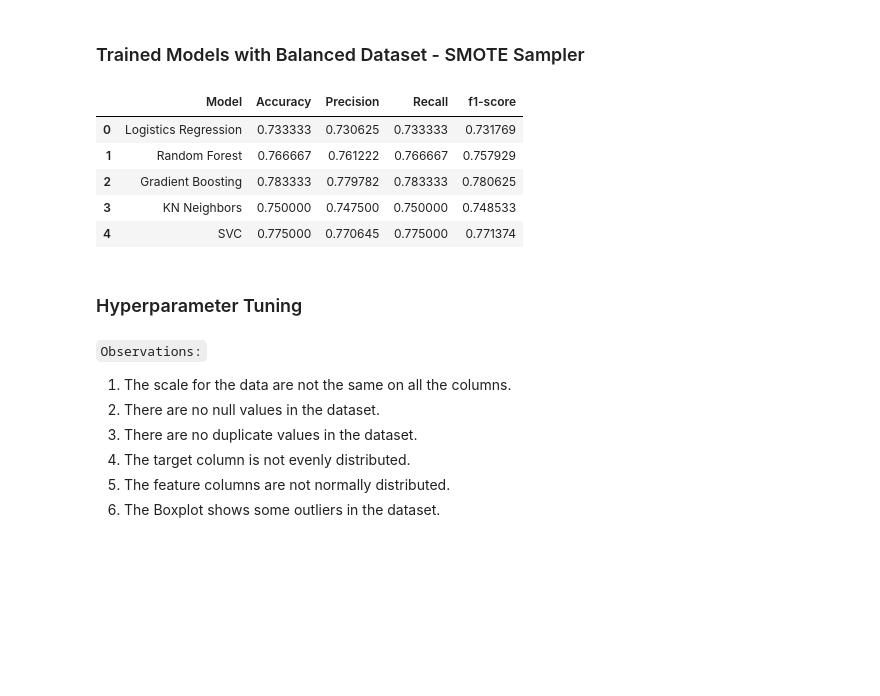
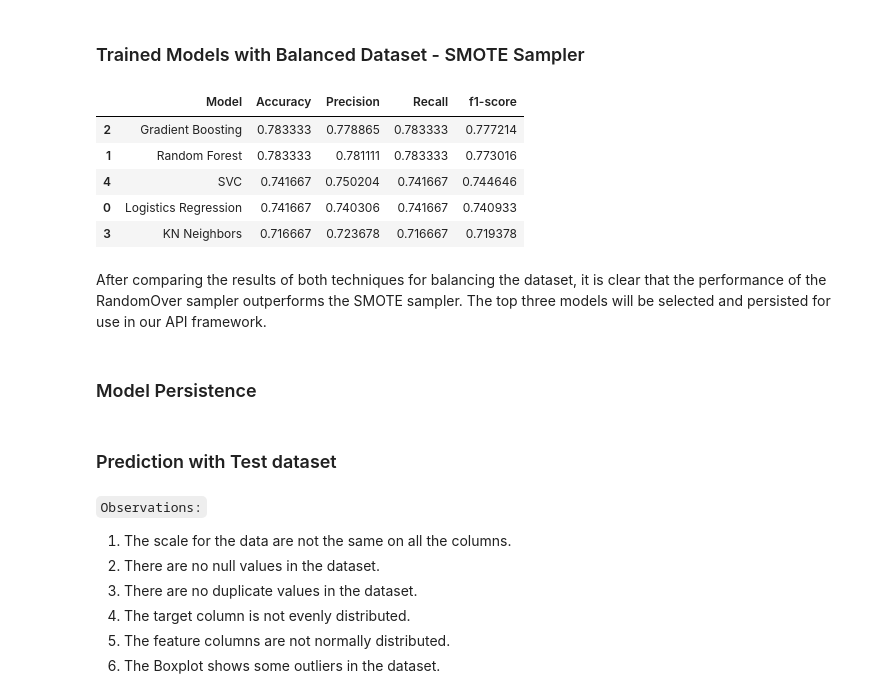
Before and after one commit to pk-aduyaw/Sepsis-Detection-using-ML-API, a Jupyter notebook: dev/sepsis_project.ipynb, the cells around one changed output. Drawn from its saved outputs; the diff is of its cells as text; code cells hidden in the pictures; blank space fills up the shorter version.

```diff
--- a/dev/sepsis_project.ipynb
+++ b/dev/sepsis_project.ipynb
@@ -496,19 +491,20 @@ processor_pipeline = ColumnTransformer([
 # %% [markdown]
 ### Trained Models with Imbalanced Dataset
 # %%
-all_models = {}
+all_pipelines = {}
 metrics_df = pd.DataFrame(columns=['Model', 'Accuracy', 'Precision', 'Recall', 'f1-score'])
 
 
 # Loop through the model and classifier in the models list
 for model, classifier in models:
     # Perform preprocessing and fit the respective models
-    model_pipeline = imblearn_pipeline(steps=[
-        ('preprocessor', processor_pipeline),
+    model_pipeline = Pipeline(steps=[
+        ('column_dropper', columnDropper()),
+        ('preprocessor', preprocessor),
         ('classifier', classifier)
     ])
 
-    all_models[model] = classifier
+    all_pipelines[model] = model_pipeline
 
     model_pipeline.fit(X_train, y_train_encoded)
     # Predict values of the evaluation dataset
@@ -545,24 +541,25 @@ The dataset will then be balanced using both SMOTE and Random Oversampler to che
 # Create instance for RandomOver Sampler
 random_over_sampler = RandomOverSampler(random_state=0)
 # %%
-all_models = {}
+ros_pipelines = {}
 metrics_df = pd.DataFrame(columns=['Model', 'Accuracy', 'Precision', 'Recall', 'f1-score'])
 
 
 # Loop through the model and classifier in the models list
 for model, classifier in models:
     # Perform preprocessing and fit the respective models
-    model_pipeline = imblearn_pipeline(steps=[
+    ros_balanced_pipeline = imblearn_pipeline(steps=[
         ('random_sampler', random_over_sampler),
-        ('preprocessor', processor_pipeline),
+        ('columns_dropper', columnDropper()),
+        ('preprocessor', preprocessor),
         ('classifier', classifier)
     ])
 
-    all_models[model] = classifier
+    ros_pipelines[model] = ros_balanced_pipeline
 
-    model_pipeline.fit(X_train, y_train_encoded)
+    ros_balanced_pipeline.fit(X_train, y_train_encoded)
     # Predict values of the evaluation dataset
-    y_pred = model_pipeline.predict(X_eval)
+    y_pred = ros_balanced_pipeline.predict(X_eval)
 
     # Print accuracy, precision, recall, and f1-score for all the models
     metrics_dict = classification_report(y_eval_encoded, y_pred, output_dict=True)
@@ -575,6 +572,6 @@ for model, classifier in models:
     metrics_df.loc[len(metrics_df)] = [model, accuracy, precision, recall, f1_score]
 
 
-metrics_df
+metrics_df.sort_values('f1-score', ascending=False)
 # %% [output]
 |  | Model | Accuracy | Precision | Recall | f1-score |
@@ -588,46 +585,51 @@ metrics_df
 # %%
 smote_sampler = SMOTE(random_state=0)
 # %%
-all_models = {}
+smote_pipelines = {}
 metrics_df = pd.DataFrame(columns=['Model', 'Accuracy', 'Precision', 'Recall', 'f1-score'])
 
 
 # Loop through the model and classifier in the models list
 for model, classifier in models:
     # Perform preprocessing and fit the respective models
-    model_pipeline = imblearn_pipeline(steps=[
-        ('preprocessor', processor_pipeline),
+    smote_balanced_pipeline = imblearn_pipeline(steps=[
+        ('column_dropper', columnDropper()),
+        ('preprocessor', preprocessor),
         ('smote_sampler', smote_sampler),
         ('classifier', classifier)
     ])
 
-    all_models[model] = classifier
+    smote_pipelines[model] = smote_balanced_pipeline
 
-    model_pipeline.fit(X_train, y_train_encoded)
+    smote_balanced_pipeline.fit(X_train, y_train_encoded)
     # Predict values of the evaluation dataset
-    y_pred = model_pipeline.predict(X_eval)
+    y_pred = smote_balanced_pipeline.predict(X_eval)
 
     # Print accuracy, precision, recall, and f1-score for all the models
     metrics_dict = classification_report(y_eval_encoded, y_pred, output_dict=True)
 
     accuracy = metrics_dict['accuracy']
     precision = metrics_dict['weighted avg']['precision']
     recall = metrics_dict['weighted avg']['recall']
     f1_score = metrics_dict['weighted avg']['f1-score']
 
     metrics_df.loc[len(metrics_df)] = [model, accuracy, precision, recall, f1_score]
 
 
-metrics_df
+metrics_df.sort_values('f1-score', ascending=False)
 # %% [output]
 |  | Model | Accuracy | Precision | Recall | f1-score |
-| 0 | Logistics Regression | 0.733333 | 0.730625 | 0.733333 | 0.731769 |
-| 1 | Random Forest | 0.766667 | 0.761222 | 0.766667 | 0.757929 |
-| 2 | Gradient Boosting | 0.783333 | 0.779782 | 0.783333 | 0.780625 |
-| 3 | KN Neighbors | 0.750000 | 0.747500 | 0.750000 | 0.748533 |
-| 4 | SVC | 0.775000 | 0.770645 | 0.775000 | 0.771374 |
+| 2 | Gradient Boosting | 0.783333 | 0.778865 | 0.783333 | 0.777214 |
+| 1 | Random Forest | 0.783333 | 0.781111 | 0.783333 | 0.773016 |
+| 4 | SVC | 0.741667 | 0.750204 | 0.741667 | 0.744646 |
+| 0 | Logistics Regression | 0.741667 | 0.740306 | 0.741667 | 0.740933 |
+| 3 | KN Neighbors | 0.716667 | 0.723678 | 0.716667 | 0.719378 |
-# %% [markdown]
-### Hyperparameter Tuning
+# %% [markdown]
+After comparing the results of both techniques for balancing the dataset, it is clear that the performance of the RandomOver sampler outperforms the SMOTE sampler. The top three models will be selected and persisted for use in our API framework.
+# %% [markdown]
+### Model Persistence
+# %% [markdown]
+### Prediction with Test dataset
 # %% [markdown]
 `Observations:`
 
```
Also changed, not shown: parts of 9 cells of this notebook, 1 other file.
